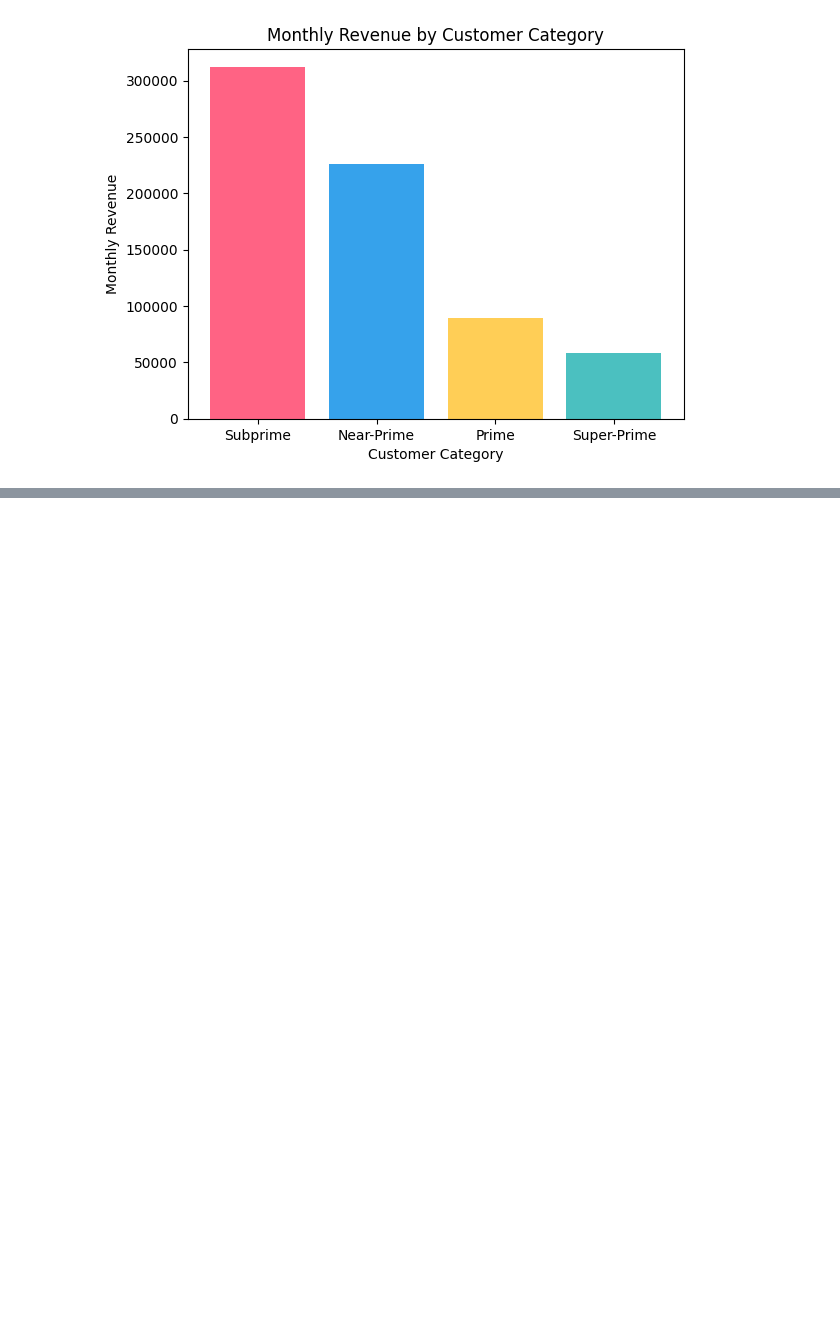
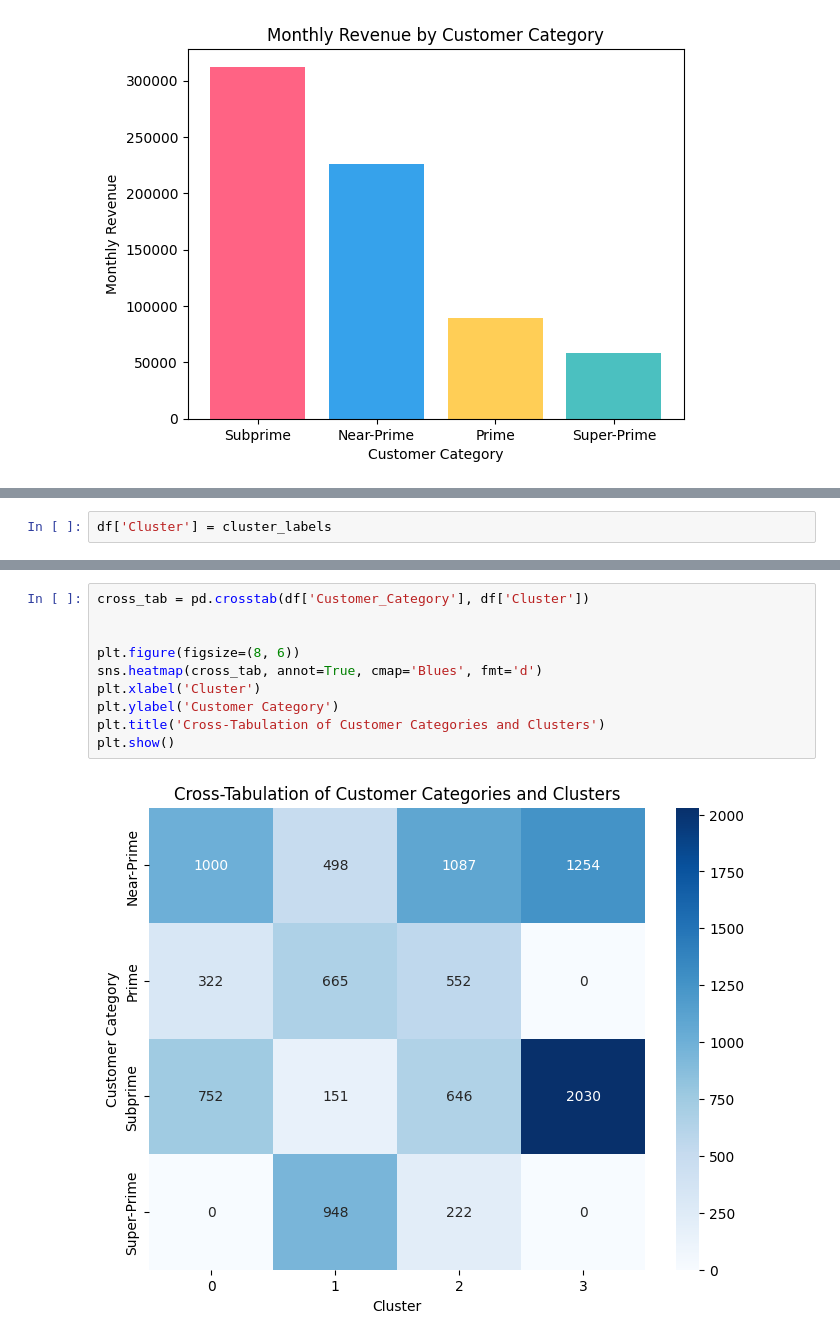
Before and after one commit to NickSordi/FU6520_NS, a Jupyter notebook: Survival.ipynb, the cells around one changed output, grey strips where cells are left out. Drawn from its saved outputs; the diff is of its cells as text; blank space fills up the shorter version.

```diff
--- a/Survival.ipynb
+++ b/Survival.ipynb
@@ -637,0 +751,2 @@ from sklearn.metrics import accuracy_score
+# %%
+df['Cluster'] = cluster_labels
@@ -637,0 +769,12 @@ from sklearn.metrics import accuracy_score
+# %%
+cross_tab = pd.crosstab(df['Customer_Category'], df['Cluster'])
+
+
+plt.figure(figsize=(8, 6))
+sns.heatmap(cross_tab, annot=True, cmap='Blues', fmt='d')
+plt.xlabel('Cluster')
+plt.ylabel('Customer Category')
+plt.title('Cross-Tabulation of Customer Categories and Clusters')
+plt.show()
+# %% [output]
+[figure, added]
```
Also changed, not shown: parts of 5 cells of this notebook.
